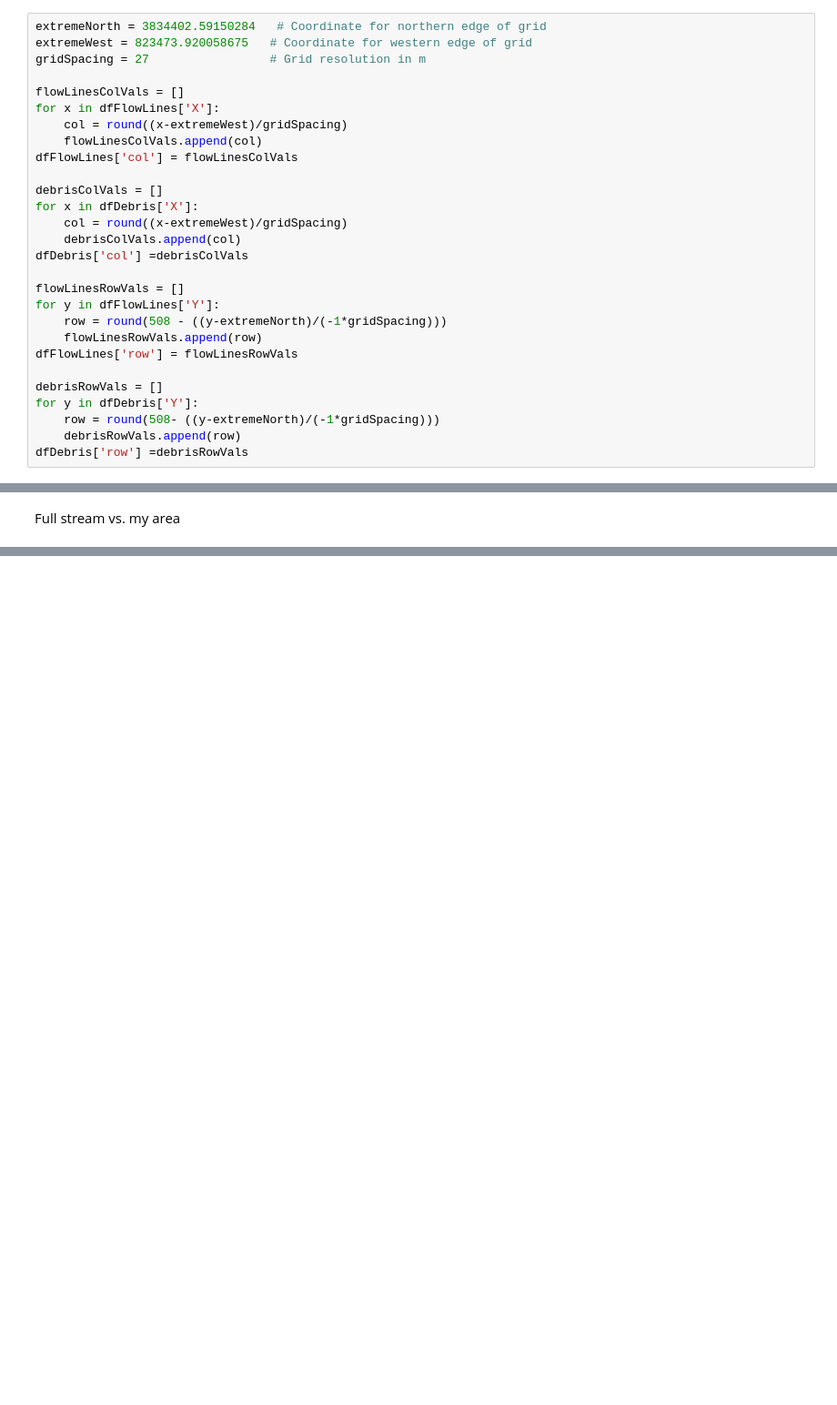
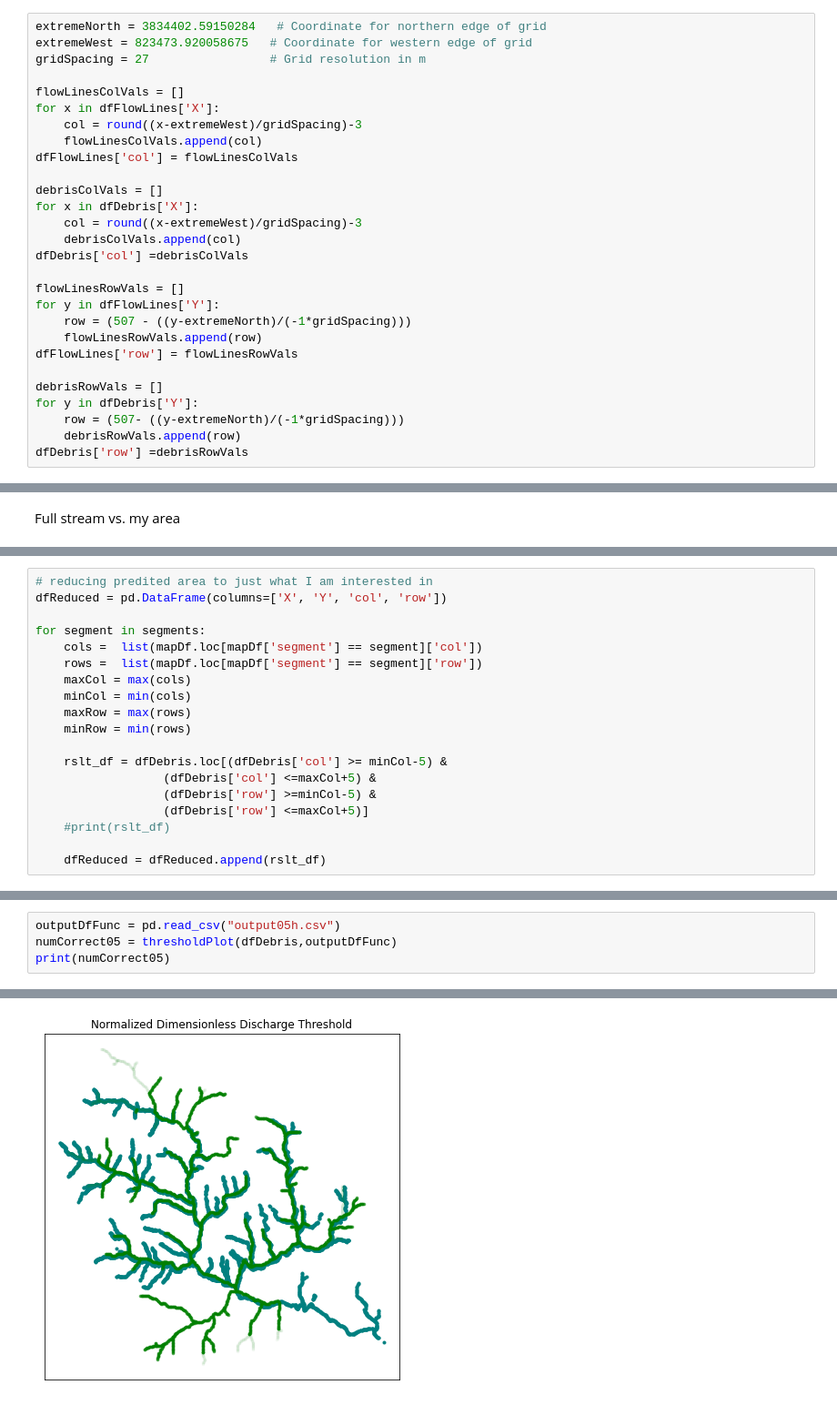
Before and after one commit to slundell123/DHSVM-for-CSDMS, a Jupyter notebook: dimensionlessDischargeModel/graphs.ipynb, the cells around one changed output, grey strips where cells are left out. Shown at 91% size. Drawn from its saved outputs; the diff is of its cells as text; blank space fills up the shorter version.

Commit message:
Trying to get a plot of how correct debris flow predictions are

```diff
--- a/dimensionlessDischargeModel/graphs.ipynb
+++ b/dimensionlessDischargeModel/graphs.ipynb
@@ -331,25 +331,25 @@ gridSpacing = 27                 # Grid resolution in m
 
 flowLinesColVals = []
 for x in dfFlowLines['X']:
-    col = round((x-extremeWest)/gridSpacing)
+    col = round((x-extremeWest)/gridSpacing)-3
     flowLinesColVals.append(col)
 dfFlowLines['col'] = flowLinesColVals
 
 debrisColVals = []
 for x in dfDebris['X']:
-    col = round((x-extremeWest)/gridSpacing)
+    col = round((x-extremeWest)/gridSpacing)-3
     debrisColVals.append(col)
 dfDebris['col'] =debrisColVals
 
 flowLinesRowVals = []
 for y in dfFlowLines['Y']:
-    row = round(508 - ((y-extremeNorth)/(-1*gridSpacing)))
+    row = (507 - ((y-extremeNorth)/(-1*gridSpacing)))
     flowLinesRowVals.append(row)
 dfFlowLines['row'] = flowLinesRowVals
 
 debrisRowVals = []
 for y in dfDebris['Y']:
-    row = round(508- ((y-extremeNorth)/(-1*gridSpacing)))
+    row = (507- ((y-extremeNorth)/(-1*gridSpacing)))
     debrisRowVals.append(row)
 dfDebris['row'] =debrisRowVals
 # %%
@@ -425,0 +447,19 @@ streamOnStreamPlot(dfFlowLines,mapDf)
+# %%
+# reducing predited area to just what I am interested in
+dfReduced = pd.DataFrame(columns=['X', 'Y', 'col', 'row'])
+
+for segment in segments:
+    cols =  list(mapDf.loc[mapDf['segment'] == segment]['col'])
+    rows =  list(mapDf.loc[mapDf['segment'] == segment]['row'])
+    maxCol = max(cols)
+    minCol = min(cols)
+    maxRow = max(rows)
+    minRow = min(rows)
+
+    rslt_df = dfDebris.loc[(dfDebris['col'] >= minCol-5) &
+                  (dfDebris['col'] <=maxCol+5) &
+                  (dfDebris['row'] >=minCol-5) &
+                  (dfDebris['row'] <=maxCol+5)]
+    #print(rslt_df)
+
+    dfReduced = dfReduced.append(rslt_df)
@@ -425,0 +533,5 @@ streamOnStreamPlot(dfFlowLines,mapDf)
+# %%
+outputDfFunc = pd.read_csv("output05h.csv")
+numCorrect05 = thresholdPlot(dfDebris,outputDfFunc)
+print(numCorrect05)
+# %% [output]
@@ -425,0 +539 @@ streamOnStreamPlot(dfFlowLines,mapDf)
+[figure, added]
```
Also changed, not shown: parts of 15 cells of this notebook.
